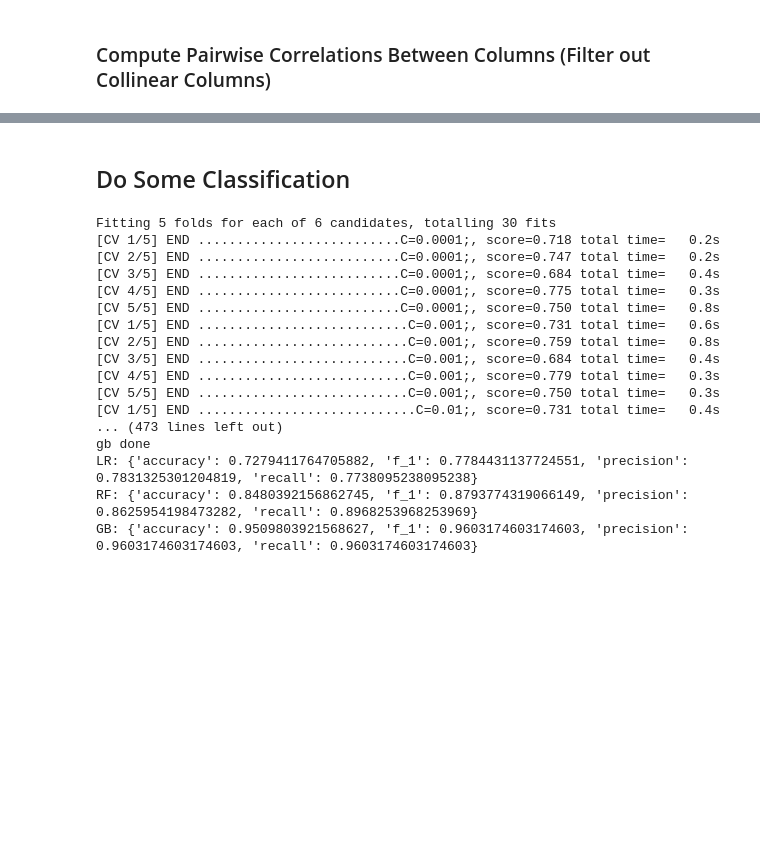
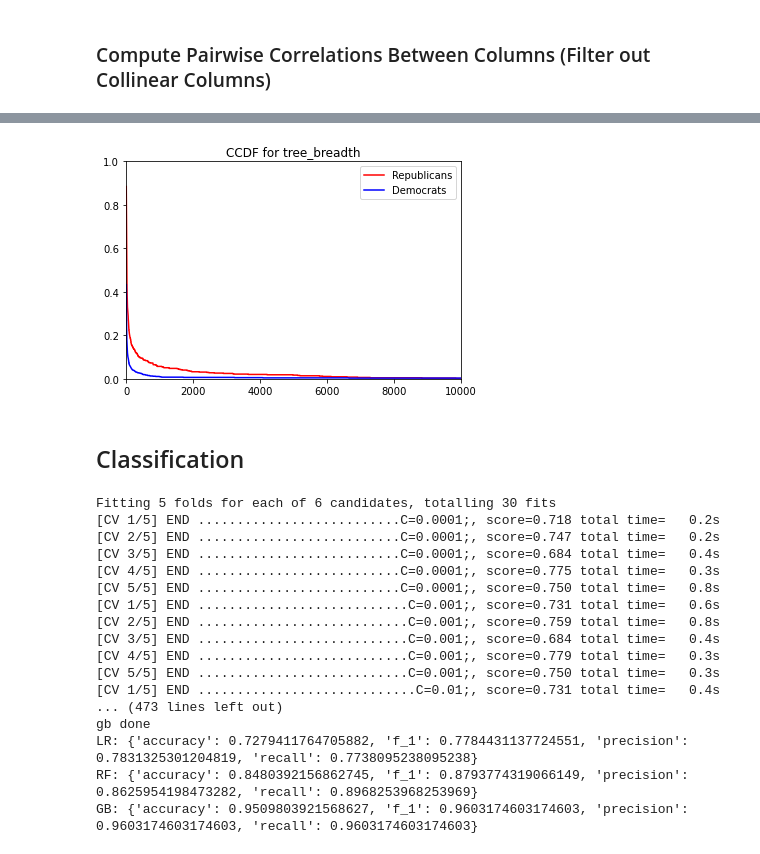
Before and after one commit to thomas-brink/MSE-231, a Jupyter notebook: assignment2/tree_graph_feature_class.ipynb, the cells around one changed output, grey strips where cells are left out. Drawn from its saved outputs; the diff is of its cells as text; code cells hidden in the pictures; blank space fills up the shorter version.

```diff
--- a/assignment2/tree_graph_feature_class.ipynb
+++ b/assignment2/tree_graph_feature_class.ipynb
@@ -380,5 +307,9 @@ plt.hist(conv_df['graph_avg_user_follower_count'])
+# %%
+create_joint_ccdf_plot(republicans, democrats, 'tree_breadth', 10000)
+# %% [output]
+[figure, added]
 # %% [markdown]
-## Do Some Classification
+## Classification
 # %%
 from sklearn.linear_model import LogisticRegression
 from sklearn.ensemble import RandomForestClassifier, GradientBoostingClassifier
```
Also changed, not shown: parts of 36 cells of this notebook, 2 other files.
